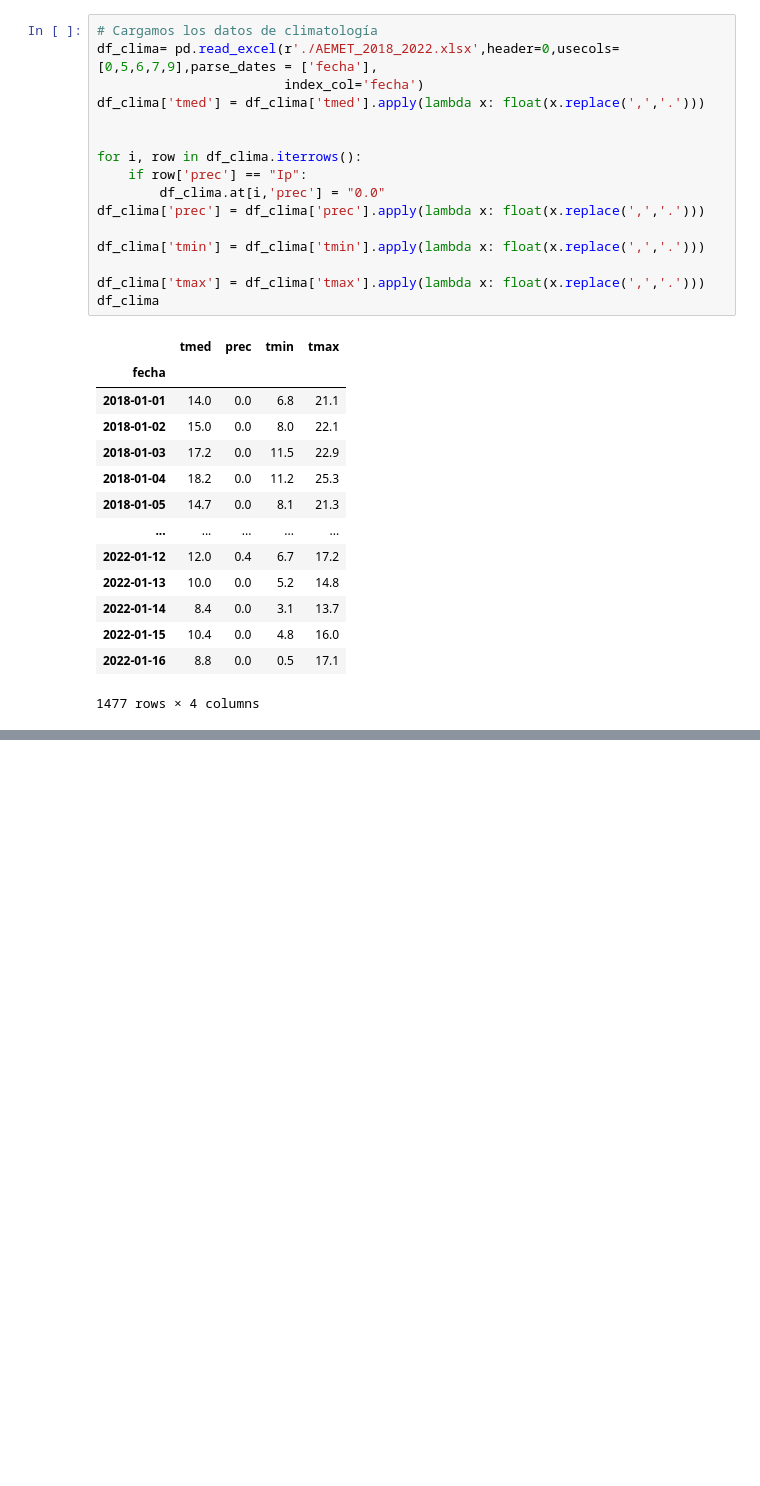
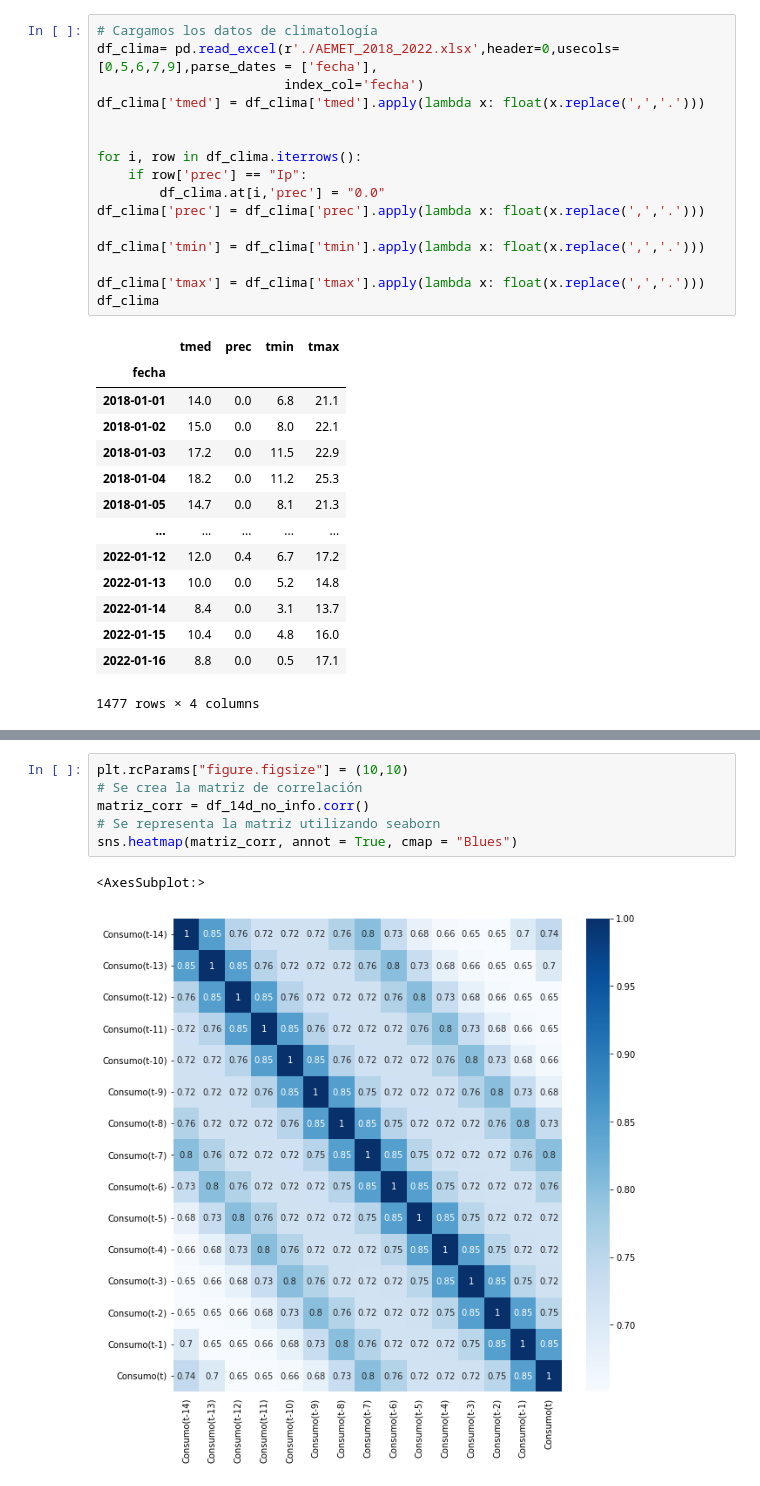
Before and after one commit to AlexMtGit/TFG, a Jupyter notebook: Notebooks/01_Preprocesado_De_Datos.ipynb, the cells around one changed output, grey strips where cells are left out. Drawn from its saved outputs; the diff is of its cells as text; blank space fills up the shorter version.

```diff
--- a/Notebooks/01_Preprocesado_De_Datos.ipynb
+++ b/Notebooks/01_Preprocesado_De_Datos.ipynb
@@ -637,0 +654,9 @@ df_14d_info.to_csv('./consumo_diario_03_14d_info.csv')
+# %%
+plt.rcParams["figure.figsize"] = (10,10)
+# Se crea la matriz de correlación
+matriz_corr = df_14d_no_info.corr()
+# Se representa la matriz utilizando seaborn
+sns.heatmap(matriz_corr, annot = True, cmap = "Blues")
+# %% [output]
+<AxesSubplot:>
+[figure, added]
```
Also changed, not shown: parts of 11 cells of this notebook, 3 other files.
